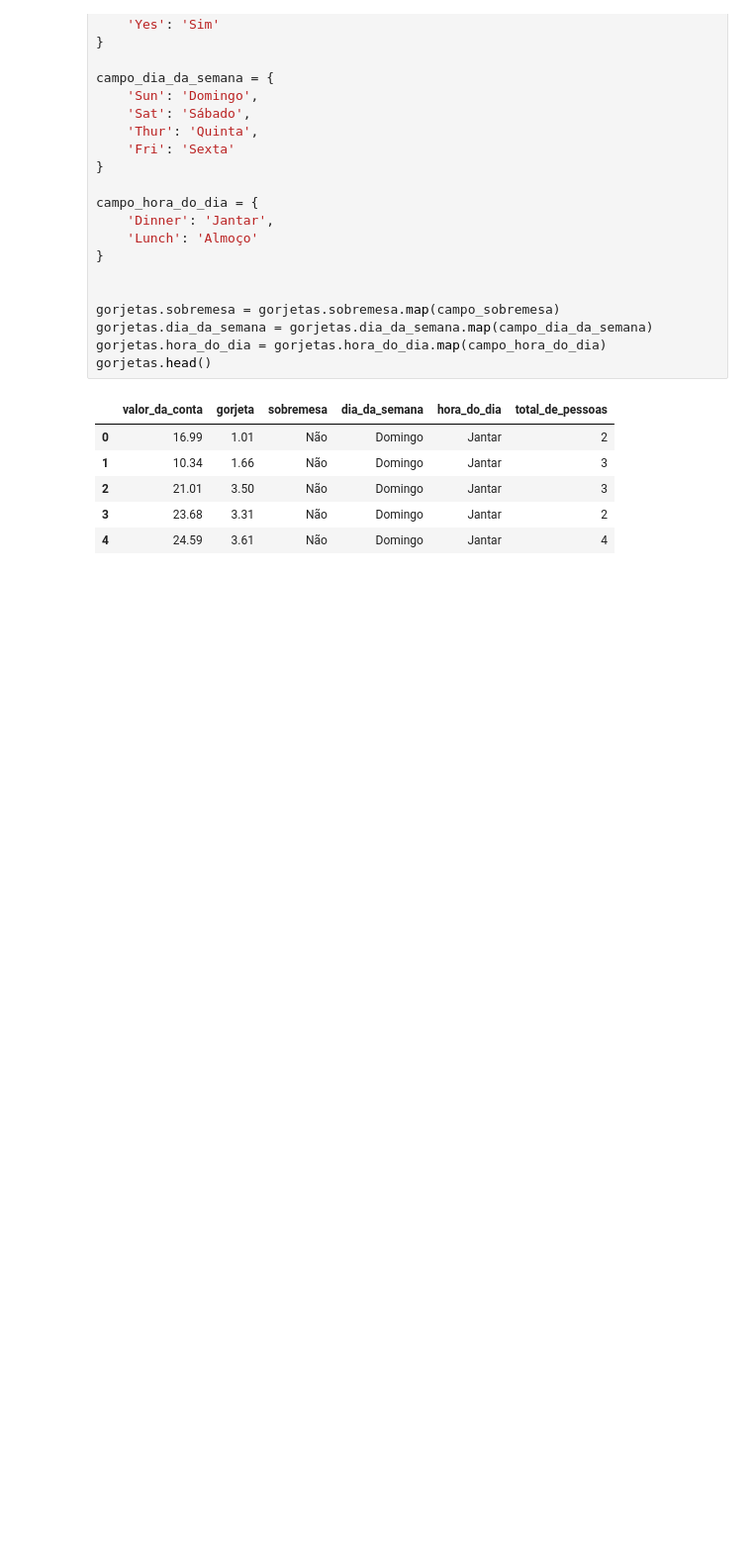
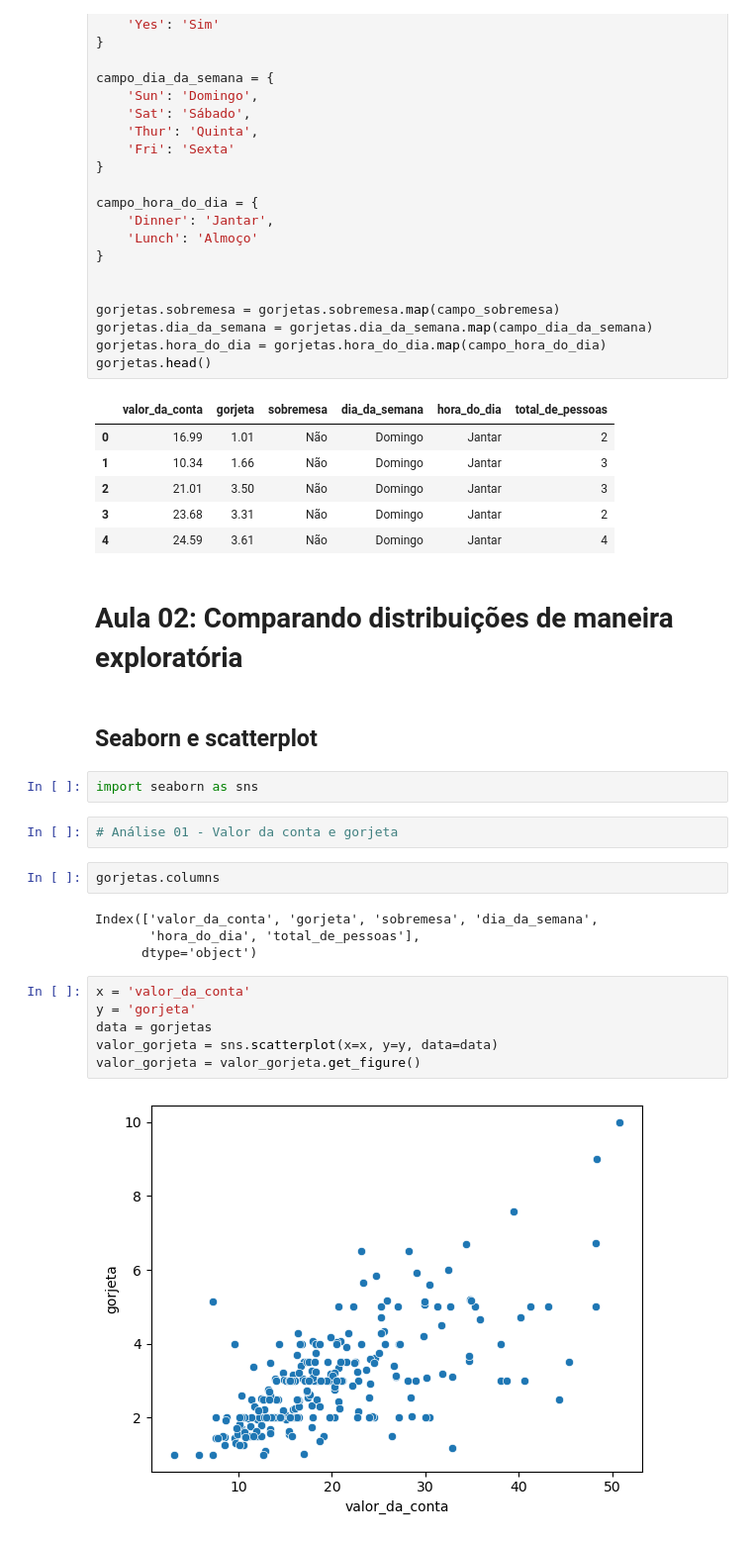
Before and after one commit to DacioMP/python_para_data_science, a Jupyter notebook: data_visualization_explorando_com_seaborn/aulas.ipynb, the cells around one changed output. Shown: that part at 99% size. Drawn from its saved outputs; the diff is of its cells as text; blank space fills up the shorter version.

Commit message:
Comparando distribuições de maneira exploratória

```diff
--- a/data_visualization_explorando_com_seaborn/aulas.ipynb
+++ b/data_visualization_explorando_com_seaborn/aulas.ipynb
@@ -66,3 +68,25 @@ gorjetas.head()
 | 2 | 21.01 | 3.50 | Não | Domingo | Jantar | 3 |
 | 3 | 23.68 | 3.31 | Não | Domingo | Jantar | 2 |
 | 4 | 24.59 | 3.61 | Não | Domingo | Jantar | 4 |
+# %% [markdown]
+# Aula 02: Comparando distribuições de maneira exploratória
+# %% [markdown]
+## Seaborn e scatterplot
+# %%
+import seaborn as sns
+# %%
+# Análise 01 - Valor da conta e gorjeta
+# %%
+gorjetas.columns
+# %% [output]
+Index(['valor_da_conta', 'gorjeta', 'sobremesa', 'dia_da_semana',
+       'hora_do_dia', 'total_de_pessoas'],
+      dtype='object')
+# %%
+x = 'valor_da_conta'
+y = 'gorjeta'
+data = gorjetas
+valor_gorjeta = sns.scatterplot(x=x, y=y, data=data)
+valor_gorjeta = valor_gorjeta.get_figure()
+# %% [output]
+[figure, added]
```
Also changed, not shown: parts of 14 cells of this notebook, 1 other file.
